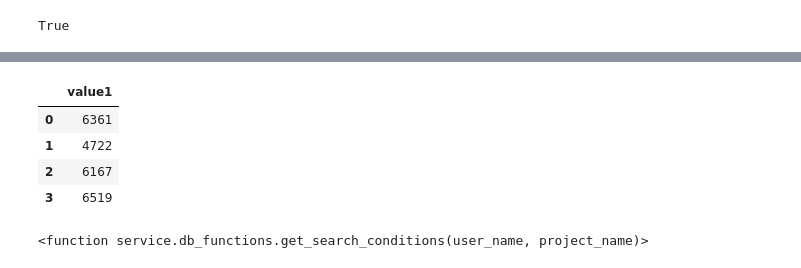
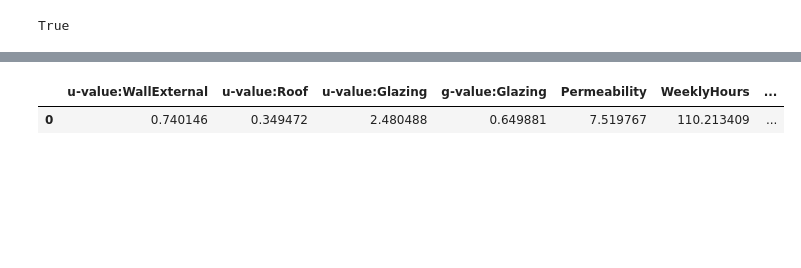
Before and after one commit to manavmahan/EPObjects, a Jupyter notebook: visualisation/parameter_estimation.ipynb, the cells around one changed output, grey strips where cells are left out. Cells and saved outputs as stored; diff of their text form; code cells hidden in the pictures; blank space fills up the shorter version.

```diff
--- a/visualisation/parameter_estimation.ipynb
+++ b/visualisation/parameter_estimation.ipynb
@@ -264,8 +204,0 @@ plt.show()
-# %%
-targets
-# %% [output]
-|  | value1 |
-| 0 | 6361 |
-| 1 | 4722 |
-| 2 | 6167 |
-| 3 | 6519 |
@@ -324,4 +205,5 @@ res = scaling_y(targets).numpy() * 0.2
-# %%
-db.get_search_conditions
-# %% [output]
-<function service.db_functions.get_search_conditions(user_name, project_name)>
+# %%
+combinations
+# %% [output]
+|  | u-value:WallExternal | u-value:Roof | u-value:Glazing | g-value:Glazing | Permeability | WeeklyHours | ... |
+| 0 | 0.740146 | 0.349472 | 2.480488 | 0.649881 | 7.519767 | 110.213409 | ... |
```
Also changed, not shown: parts of 13 cells of this notebook, 6 other files.
